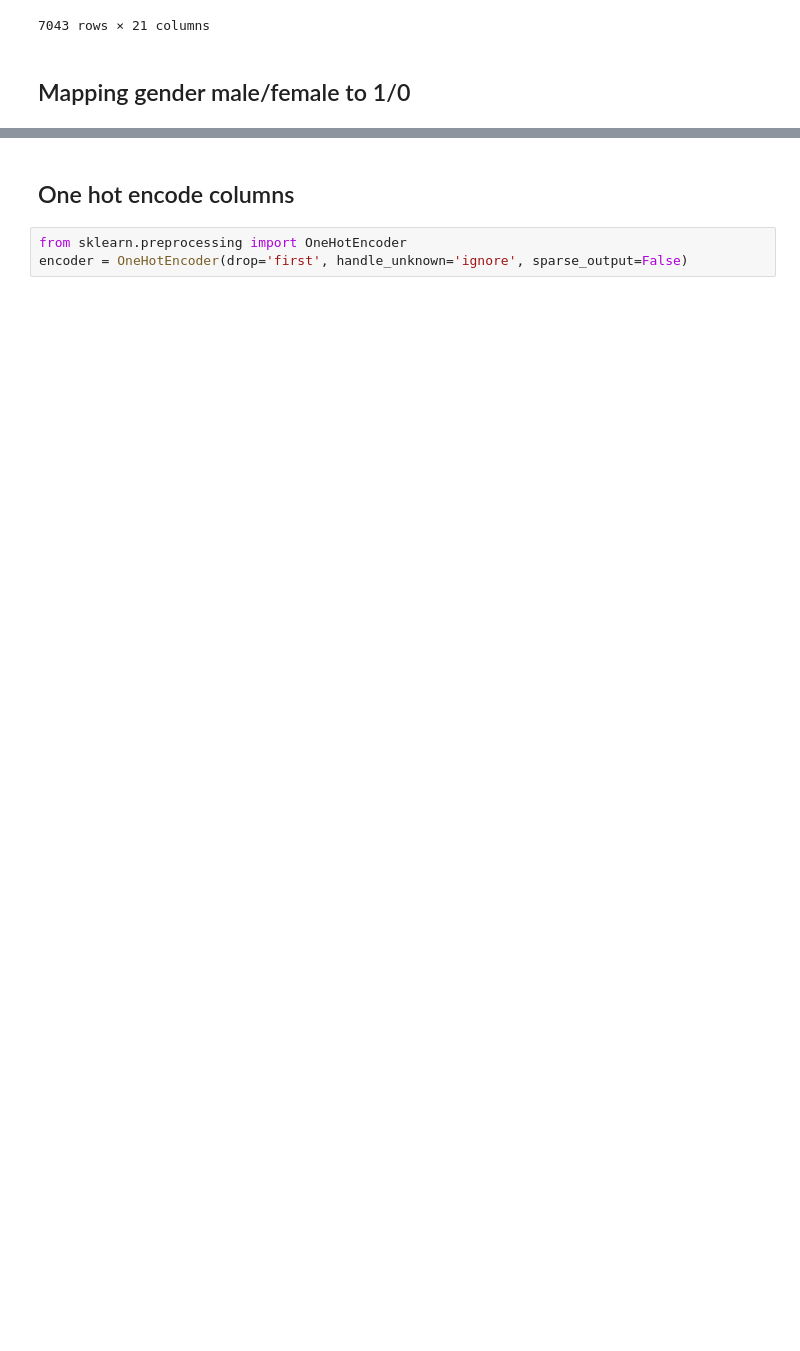
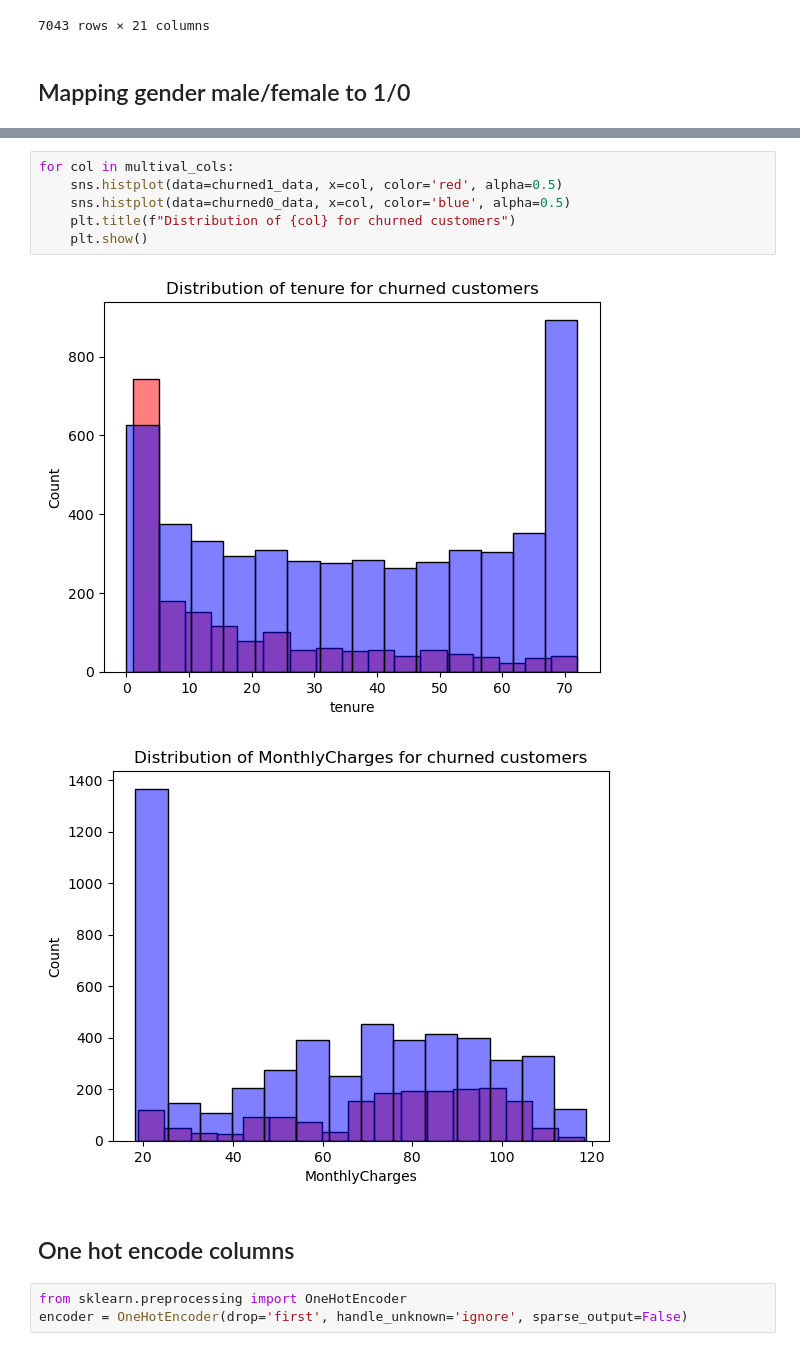
Before and after one commit to Lolit-Bairiganjan/attria, a Jupyter notebook: ml/notebooks/01_data_preprocessing.ipynb, the cells around one changed output, grey strips where cells are left out. Drawn from its saved outputs; the diff is of its cells as text; blank space fills up the shorter version.

```diff
--- a/ml/notebooks/01_data_preprocessing.ipynb
+++ b/ml/notebooks/01_data_preprocessing.ipynb
@@ -137,3 +149,12 @@ raw_data_set
+# %%
+for col in multival_cols:
+    sns.histplot(data=churned1_data, x=col, color='red', alpha=0.5)
+    sns.histplot(data=churned0_data, x=col, color='blue', alpha=0.5)
+    plt.title(f"Distribution of {col} for churned customers")
+    plt.show()
+# %% [output]
+[figure, added]
+[figure, added]
 # %% [markdown]
 ## One hot encode columns
 # %%
```
Also changed, not shown: parts of 8 cells of this notebook.
